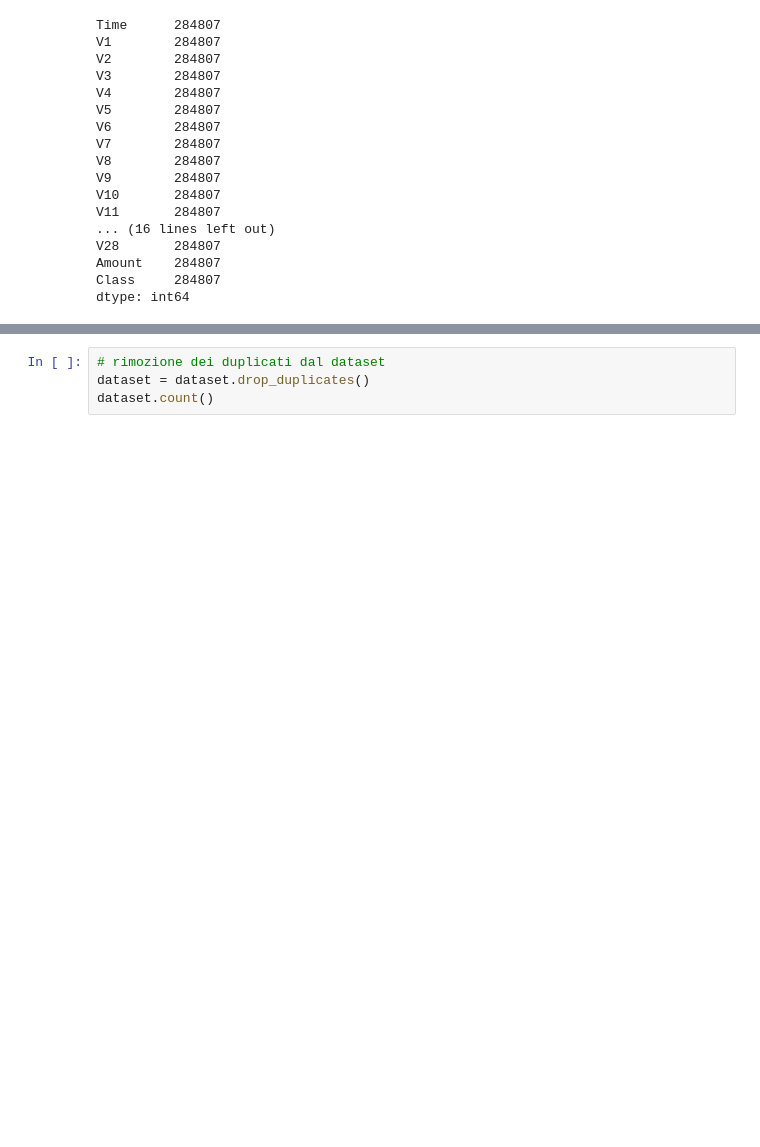
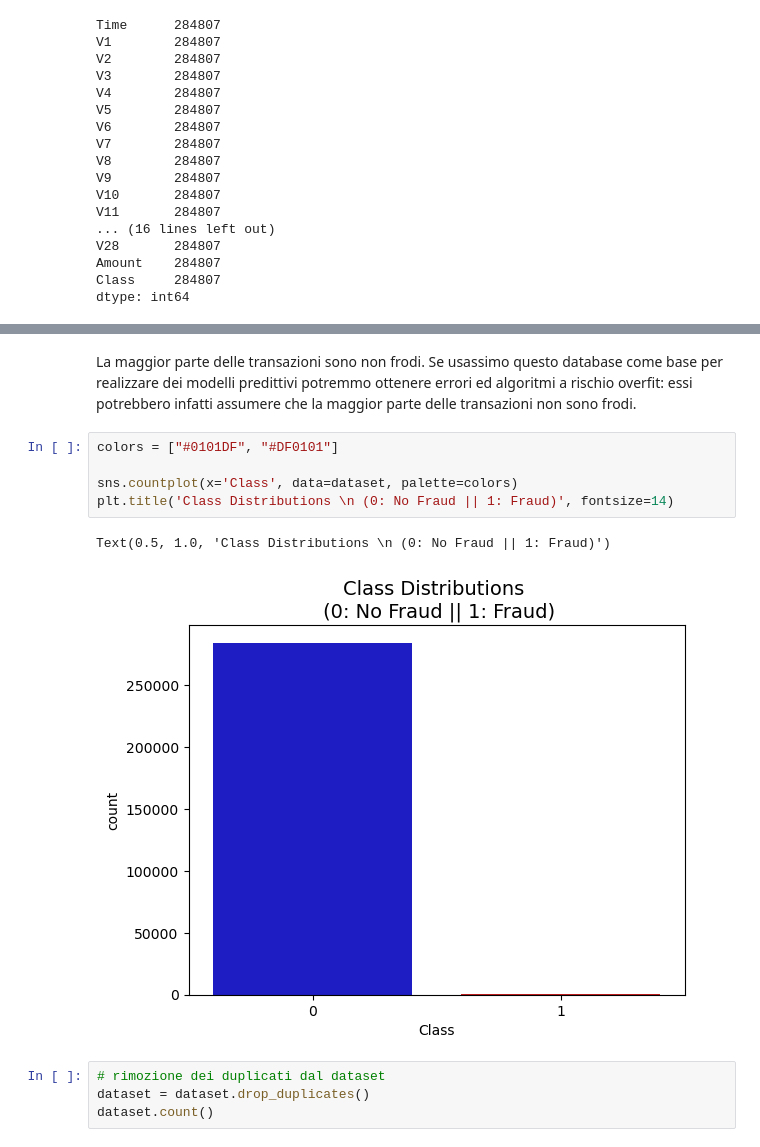
Before and after one commit to FrankDena/ProgettoML, a Jupyter notebook: progetto.ipynb, the cells around one changed output, grey strips where cells are left out. Cells and saved outputs as stored; diff of their text form; blank space fills up the shorter version.

Commit message:
EDA, Scaling, Data Splitting, Random Under-Sampling
Link 3 fare da Equally Distributing and Correlating

```diff
--- a/progetto.ipynb
+++ b/progetto.ipynb
@@ -88,3 +96,13 @@ dtype: int64
+# %% [markdown]
+La maggior parte delle transazioni sono non frodi. Se usassimo questo database come base per realizzare dei modelli predittivi potremmo ottenere errori ed algoritmi a rischio overfit: essi potrebbero infatti assumere che la maggior parte delle transazioni non sono frodi.
+# %%
+colors = ["#0101DF", "#DF0101"]
+
+sns.countplot(x='Class', data=dataset, palette=colors)
+plt.title('Class Distributions \n (0: No Fraud || 1: Fraud)', fontsize=14)
+# %% [output]
+Text(0.5, 1.0, 'Class Distributions \n (0: No Fraud || 1: Fraud)')
+[figure, added]
 # %%
 # rimozione dei duplicati dal dataset
 dataset = dataset.drop_duplicates()
```
Also changed, not shown: parts of 10 cells of this notebook.
